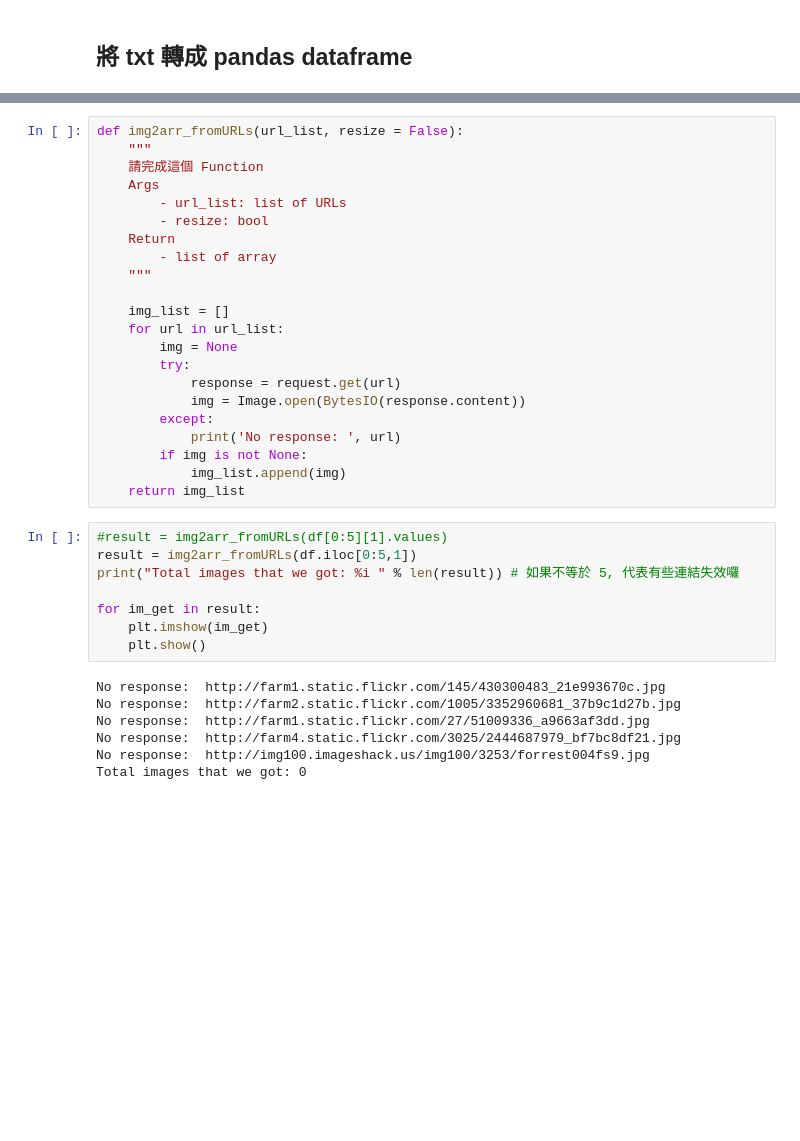
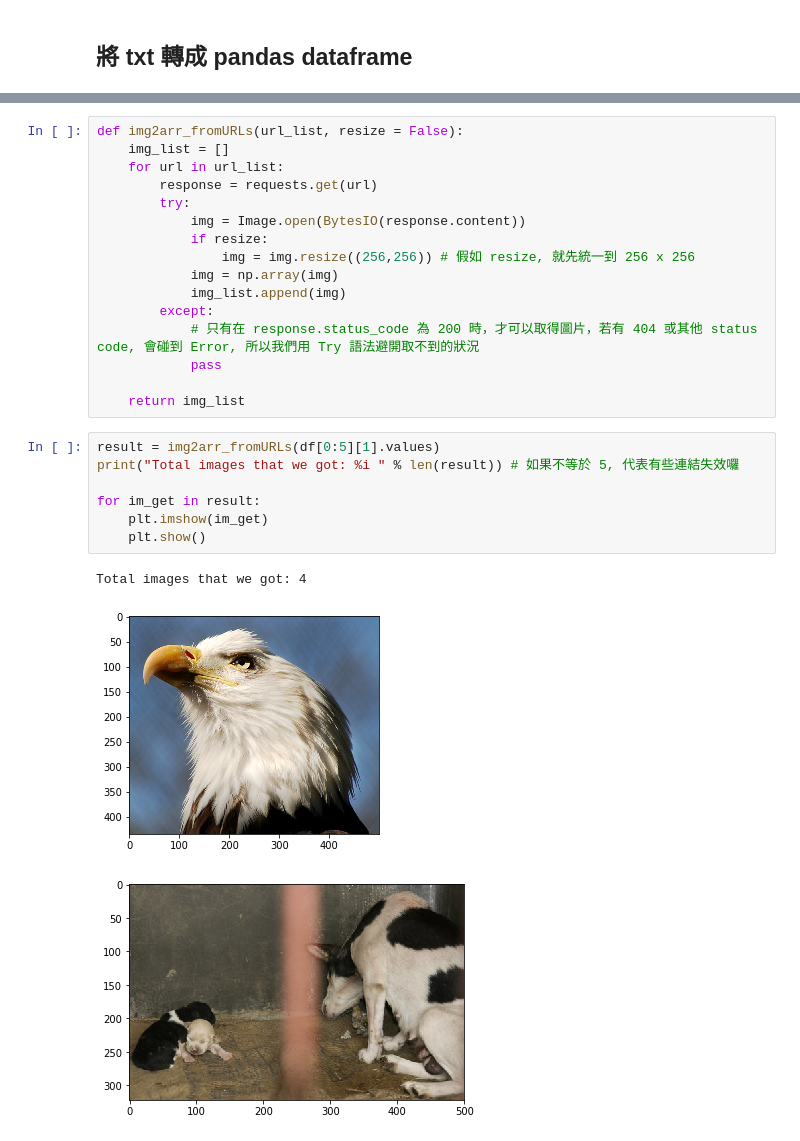
Before and after one commit to sevaroy/100Day-ML-Marathon, a Jupyter notebook: homework/Day_003-2_HW.ipynb, the cells around one changed output, grey strips where cells are left out. Cells and saved outputs as stored; diff of their text form; blank space fills up the shorter version.

```diff
--- a/homework/Day_003-2_HW.ipynb
+++ b/homework/Day_003-2_HW.ipynb
@@ -83,37 +85,27 @@ plt.show()
 # %%
 def img2arr_fromURLs(url_list, resize = False):
-    """
-    請完成這個 Function
-    Args
-        - url_list: list of URLs
-        - resize: bool
-    Return
-        - list of array
-    """
-
     img_list = []
     for url in url_list:
-        img = None
+        response = requests.get(url)
         try:
-            response = request.get(url)
             img = Image.open(BytesIO(response.content))
+            if resize:
+                img = img.resize((256,256)) # 假如 resize, 就先統一到 256 x 256
+            img = np.array(img)
+            img_list.append(img)
         except:
-            print('No response: ', url)
-        if img is not None:
-            img_list.append(img)
+            # 只有在 response.status_code 為 200 時，才可以取得圖片，若有 404 或其他 status code, 會碰到 Error, 所以我們用 Try 語法避開取不到的狀況
+            pass
+
     return img_list
 # %%
-#result = img2arr_fromURLs(df[0:5][1].values)
-result = img2arr_fromURLs(df.iloc[0:5,1])
+result = img2arr_fromURLs(df[0:5][1].values)
 print("Total images that we got: %i " % len(result)) # 如果不等於 5, 代表有些連結失效囉
 
 for im_get in result:
     plt.imshow(im_get)
     plt.show()
 # %% [output]
-No response:  http://farm1.static.flickr.com/145/430300483_21e993670c.jpg
-No response:  http://farm2.static.flickr.com/1005/3352960681_37b9c1d27b.jpg
-No response:  http://farm1.static.flickr.com/27/51009336_a9663af3dd.jpg
-No response:  http://farm4.static.flickr.com/3025/2444687979_bf7bc8df21.jpg
-No response:  http://img100.imageshack.us/img100/3253/forrest004fs9.jpg
-Total images that we got: 0
+Total images that we got: 4
+[figure, added]
+[figure, added]
```
Also changed, not shown: parts of 10 cells of this notebook, 1 other file.
